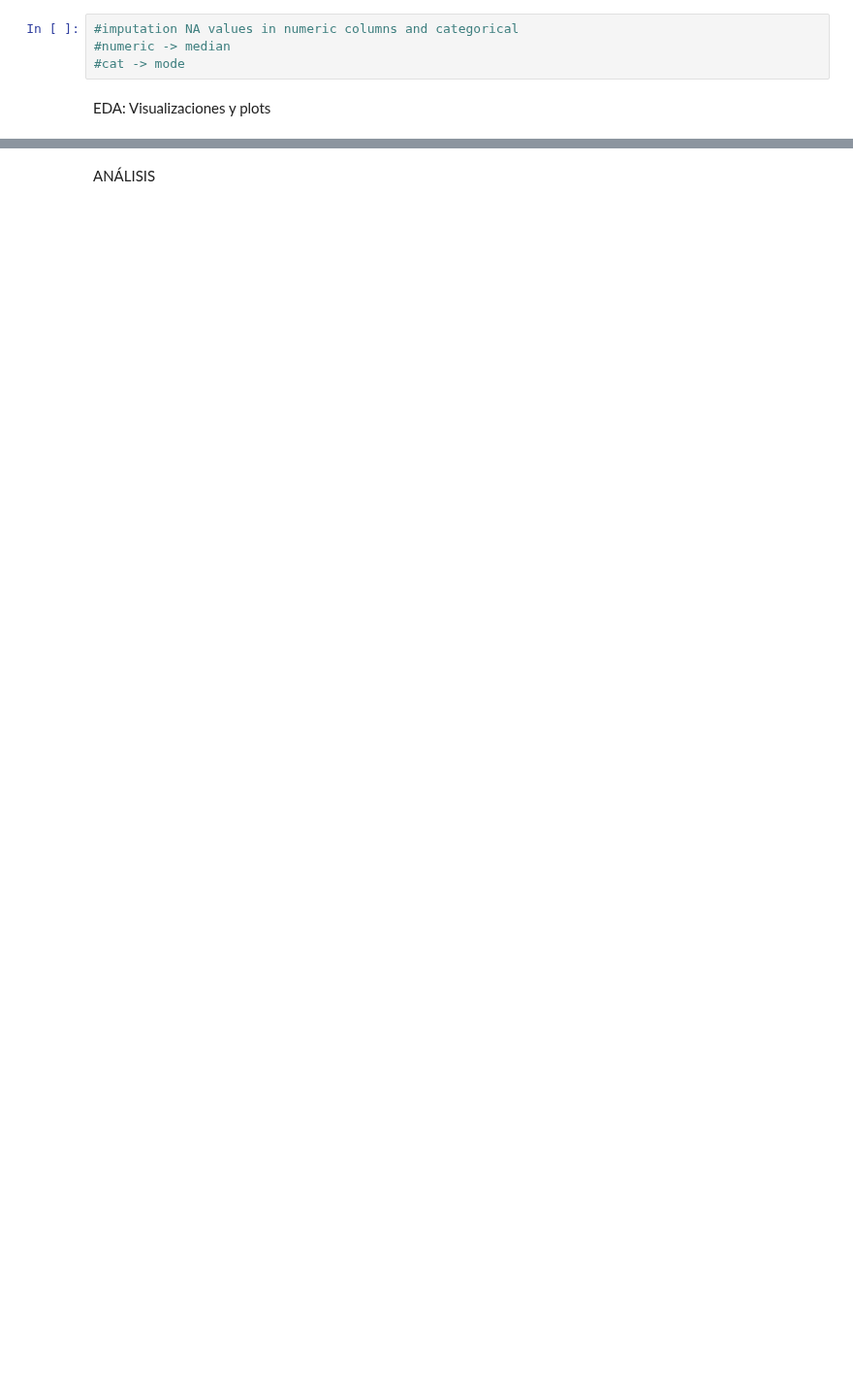
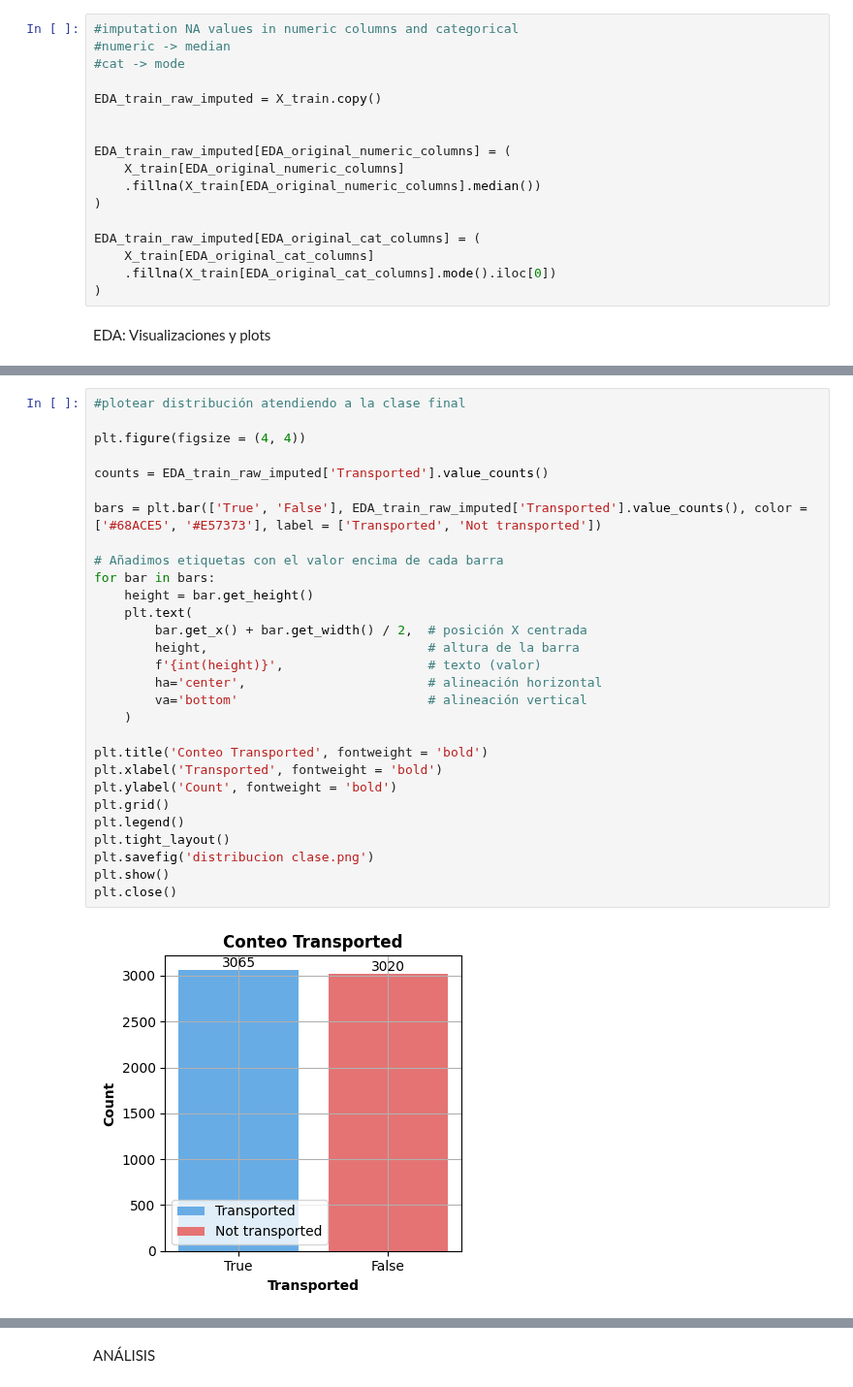
Before and after one commit to sergiogv22/intro_buenas_practicas, a Jupyter notebook: eda/Kaggle alumnos.ipynb, the cells around one changed output, grey strips where cells are left out. Shown at 97% size. Cells and saved outputs as stored; diff of their text form; blank space fills up the shorter version.

```diff
--- a/eda/Kaggle alumnos.ipynb
+++ b/eda/Kaggle alumnos.ipynb
@@ -162,5 +237,18 @@ Imputar = rellenar valores faltantes (NaN) para poder usar el dataset en modelos
 #imputation NA values in numeric columns and categorical
 #numeric -> median
 #cat -> mode
+
+EDA_train_raw_imputed = X_train.copy()
+
+
+EDA_train_raw_imputed[EDA_original_numeric_columns] = (
+    X_train[EDA_original_numeric_columns]
+    .fillna(X_train[EDA_original_numeric_columns].median())
+)
+
+EDA_train_raw_imputed[EDA_original_cat_columns] = (
+    X_train[EDA_original_cat_columns]
+    .fillna(X_train[EDA_original_cat_columns].mode().iloc[0])
+)
 # %% [markdown]
 EDA: Visualizaciones y plots
@@ -168,0 +255,31 @@ EDA: Visualizaciones y plots
+# %%
+#plotear distribución atendiendo a la clase final
+
+plt.figure(figsize = (4, 4))
+
+counts = EDA_train_raw_imputed['Transported'].value_counts()
+
+bars = plt.bar(['True', 'False'], EDA_train_raw_imputed['Transported'].value_counts(), color = ['#68ACE5', '#E57373'], label = ['Transported', 'Not transported'])
+
+# Añadimos etiquetas con el valor encima de cada barra
+for bar in bars:
+    height = bar.get_height()
+    plt.text(
+        bar.get_x() + bar.get_width() / 2,  # posición X centrada
+        height,                             # altura de la barra
+        f'{int(height)}',                   # texto (valor)
+        ha='center',                        # alineación horizontal
+        va='bottom'                         # alineación vertical
+    )
+
+plt.title('Conteo Transported', fontweight = 'bold')
+plt.xlabel('Transported', fontweight = 'bold')
+plt.ylabel('Count', fontweight = 'bold')
+plt.grid()
+plt.legend()
+plt.tight_layout()
+plt.savefig('distribucion clase.png')
+plt.show()
+plt.close()
+# %% [output]
+[figure, added]
```
Also changed, not shown: parts of 28 cells of this notebook, 1 other file.
